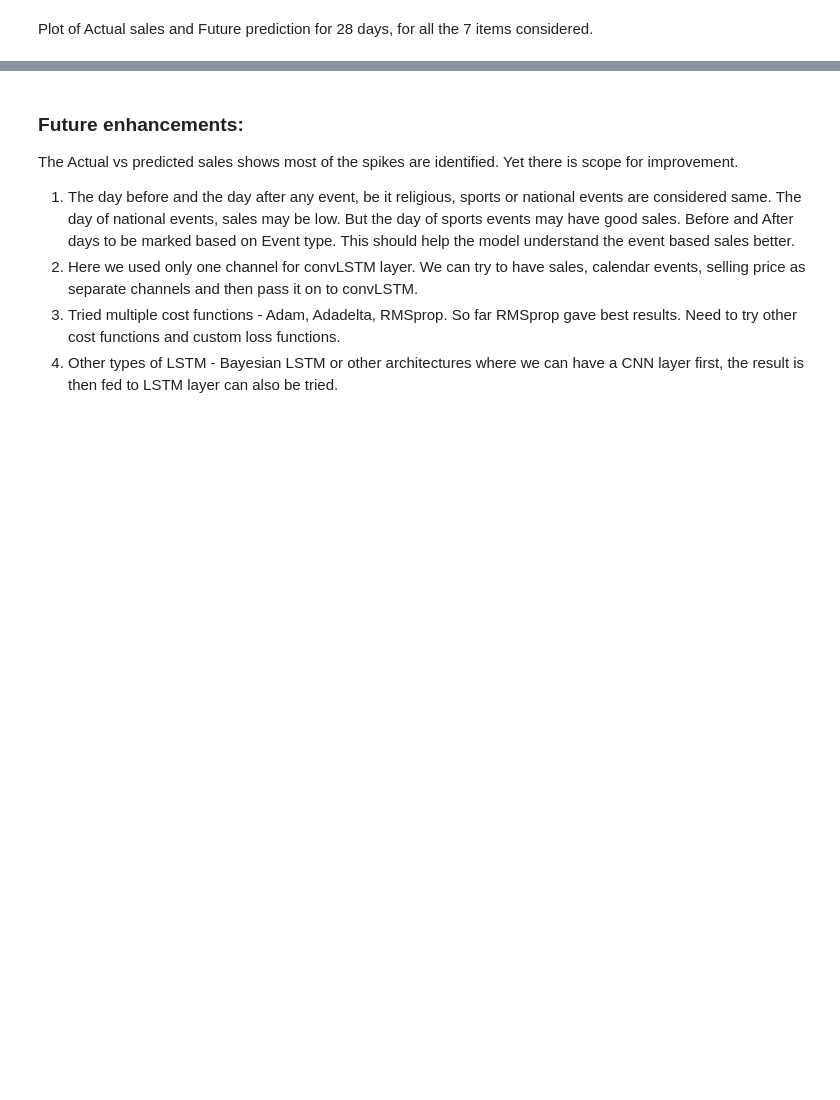
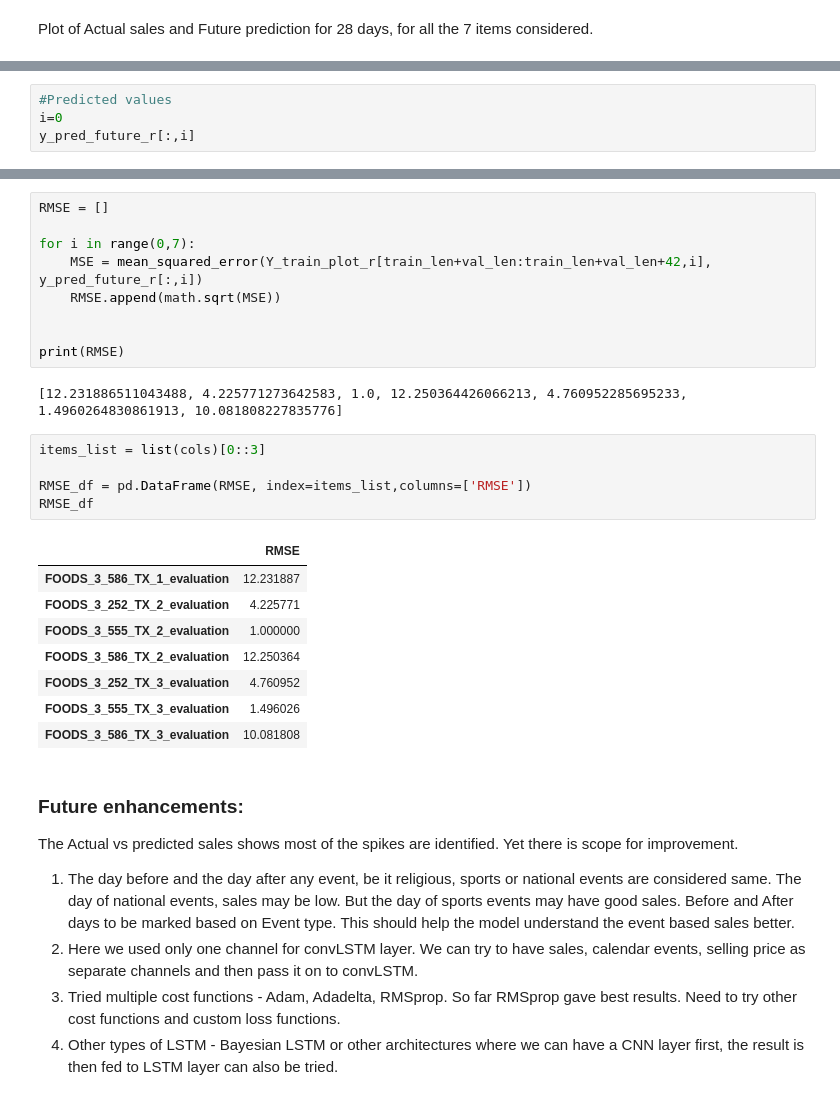
Before and after one commit to sowmyapadyana/M5ForecstingAccuracy, a Jupyter notebook: code/Model_ConvLSTM_TX_7items.ipynb, the cells around one changed output, grey strips where cells are left out. Cells and saved outputs as stored; diff of their text form; blank space fills up the shorter version.

Commit message:
add RMSE score

```diff
--- a/code/Model_ConvLSTM_TX_7items.ipynb
+++ b/code/Model_ConvLSTM_TX_7items.ipynb
@@ -284,0 +279,4 @@ for i in range(0, 7):
+# %%
+#Predicted values
+i=0
+y_pred_future_r[:,i]
@@ -285,3 +296,28 @@ for i in range(0, 7):
+# %%
+RMSE = []
+
+for i in range(0,7):
+    MSE = mean_squared_error(Y_train_plot_r[train_len+val_len:train_len+val_len+42,i], y_pred_future_r[:,i])
+    RMSE.append(math.sqrt(MSE))
+
+
+print(RMSE)
+# %% [output]
+[12.231886511043488, 4.225771273642583, 1.0, 12.250364426066213, 4.760952285695233, 1.4960264830861913, 10.081808227835776]
+# %%
+items_list = list(cols)[0::3]
+
+RMSE_df = pd.DataFrame(RMSE, index=items_list,columns=['RMSE'])
+RMSE_df
+# %% [output]
+|  | RMSE |
+| FOODS_3_586_TX_1_evaluation | 12.231887 |
+| FOODS_3_252_TX_2_evaluation | 4.225771 |
+| FOODS_3_555_TX_2_evaluation | 1.000000 |
+| FOODS_3_586_TX_2_evaluation | 12.250364 |
+| FOODS_3_252_TX_3_evaluation | 4.760952 |
+| FOODS_3_555_TX_3_evaluation | 1.496026 |
+| FOODS_3_586_TX_3_evaluation | 10.081808 |
 # %% [markdown]
 ### Future enhancements:
 
```
Also changed, not shown: parts of 7 cells of this notebook.
